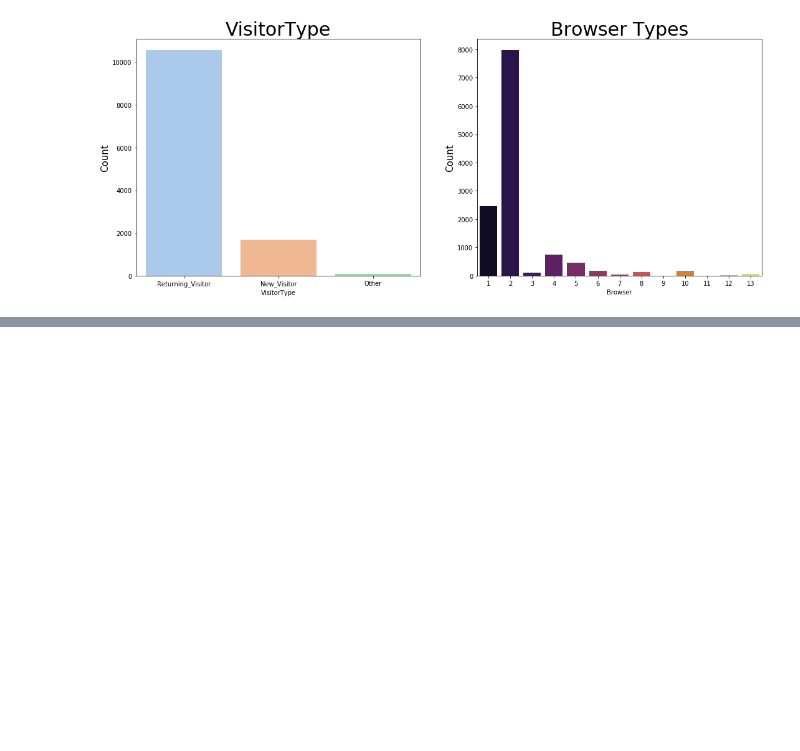
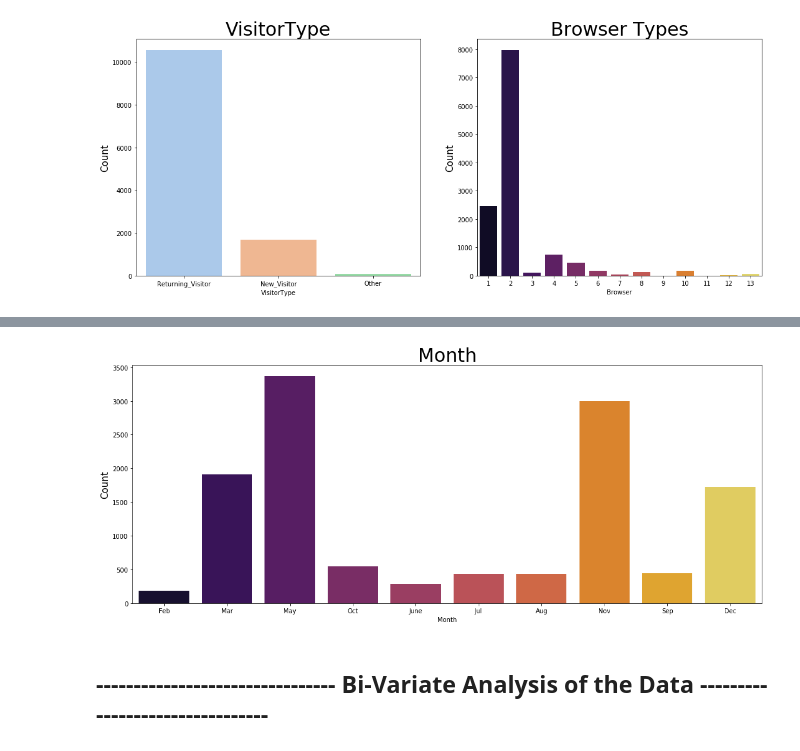
Before and after one commit to Shaila96/kaggle-dataset-analysis, a Jupyter notebook: OnlineShoppersIntention/EDA.ipynb, the cells around one changed output, grey strips where cells are left out. Cells and saved outputs as stored; diff of their text form; code cells hidden in the pictures; blank space fills up the shorter version.

Commit message:
finished uni-variant analysis

```diff
--- a/OnlineShoppersIntention/EDA.ipynb
+++ b/OnlineShoppersIntention/EDA.ipynb
@@ -117,0 +156,11 @@ plt.show()
+# %%
+sns.countplot(df['Month'], palette = 'inferno')
+plt.title('Month', fontsize = 30)
+plt.ylabel('Count', fontsize = 15)
+
+
+plt.show()
+# %% [output]
+[figure, added]
+# %% [markdown]
+## -------------------------------- Bi-Variate Analysis of the Data --------------------------------
```
Also changed, not shown: parts of 9 cells of this notebook.
